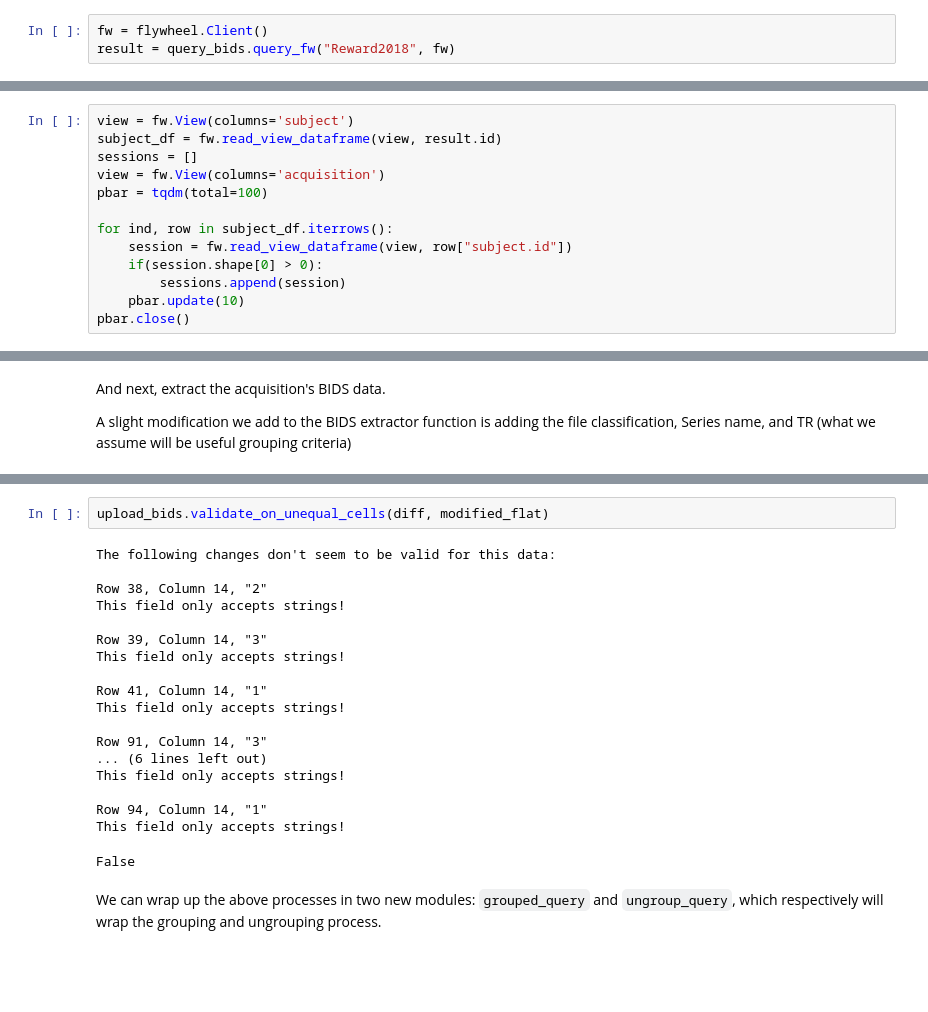
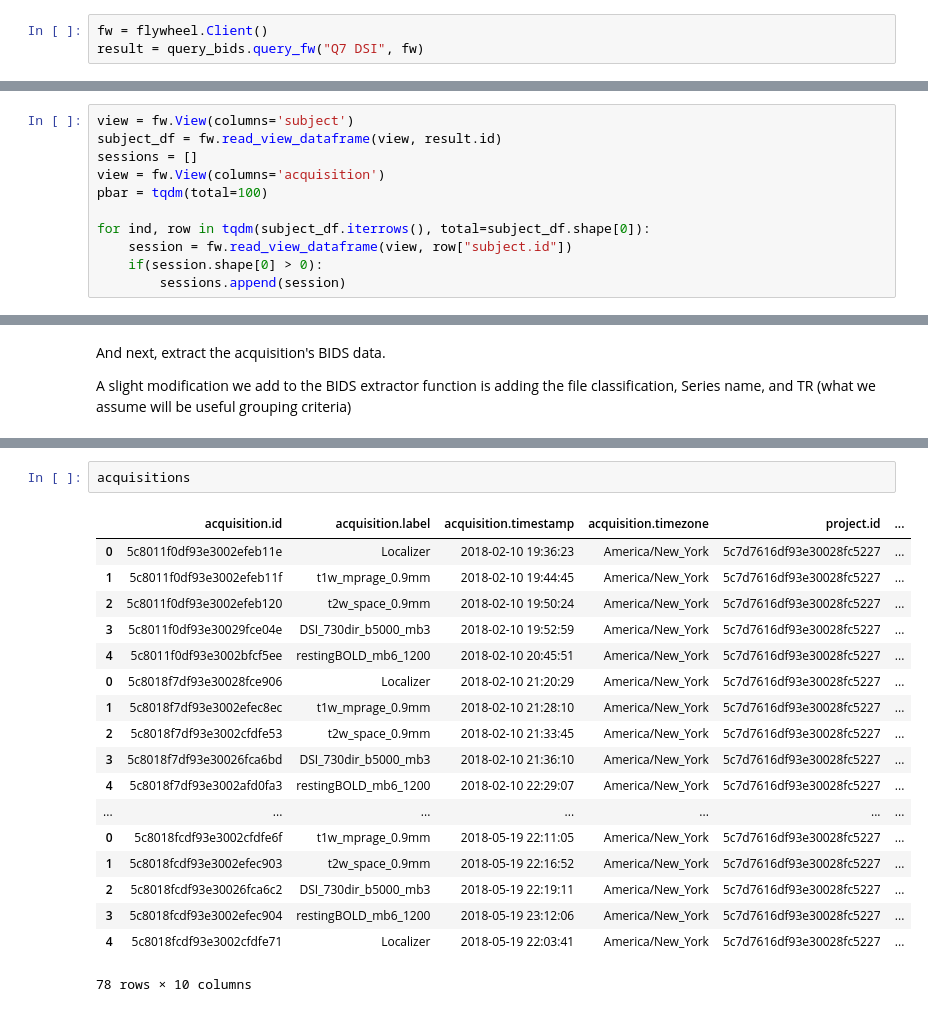
Before and after one commit to PennBBL/bids-on-flywheel, a Jupyter notebook: notebooks/Grouped Editing.ipynb, the cells around one changed output, grey strips where cells are left out. Drawn from its saved outputs; the diff is of its cells as text; blank space fills up the shorter version.

```diff
--- a/notebooks/Grouped Editing.ipynb
+++ b/notebooks/Grouped Editing.ipynb
@@ -17,7 +19,7 @@ from tqdm import tqdm
 import math
 # %%
 fw = flywheel.Client()
-result = query_bids.query_fw("Reward2018", fw)
+result = query_bids.query_fw("Q7 DSI", fw)
 # %% [markdown]
 Convert this to a dataframe:
 # %%
@@ -27,12 +29,10 @@ sessions = []
 view = fw.View(columns='acquisition')
 pbar = tqdm(total=100)
 
-for ind, row in subject_df.iterrows():
+for ind, row in tqdm(subject_df.iterrows(), total=subject_df.shape[0]):
     session = fw.read_view_dataframe(view, row["subject.id"])
     if(session.shape[0] > 0):
         sessions.append(session)
-    pbar.update(10)
-pbar.close()
 # %%
 acquisitions = pd.concat(sessions)
 # %% [markdown]
@@ -449,23 +42,21 @@ modified_flat.loc[:,list_cols].applymap(unlist_item)
-# %%
-upload_bids.validate_on_unequal_cells(diff, modified_flat)
-# %% [output]
-The following changes don't seem to be valid for this data:
-
-Row 38, Column 14, "2"
-This field only accepts strings!
-
-Row 39, Column 14, "3"
-This field only accepts strings!
-
-Row 41, Column 14, "1"
-This field only accepts strings!
-
-Row 91, Column 14, "3"
-... (6 lines left out)
-This field only accepts strings!
-
-Row 94, Column 14, "1"
-This field only accepts strings!
-False
-# %% [markdown]
-We can wrap up the above processes in two new modules: `grouped_query` and `ungroup_query`, which respectively will wrap the grouping and ungrouping process.
+# %%
+acquisitions
+# %% [output]
+|  | acquisition.id | acquisition.label | acquisition.timestamp | acquisition.timezone | project.id | ... |
+| 0 | 5c8011f0df93e3002efeb11e | Localizer | 2018-02-10 19:36:23 | America/New_York | 5c7d7616df93e30028fc5227 | ... |
+| 1 | 5c8011f0df93e3002efeb11f | t1w_mprage_0.9mm | 2018-02-10 19:44:45 | America/New_York | 5c7d7616df93e30028fc5227 | ... |
+| 2 | 5c8011f0df93e3002efeb120 | t2w_space_0.9mm | 2018-02-10 19:50:24 | America/New_York | 5c7d7616df93e30028fc5227 | ... |
+| 3 | 5c8011f0df93e30029fce04e | DSI_730dir_b5000_mb3 | 2018-02-10 19:52:59 | America/New_York | 5c7d7616df93e30028fc5227 | ... |
+| 4 | 5c8011f0df93e3002bfcf5ee | restingBOLD_mb6_1200 | 2018-02-10 20:45:51 | America/New_York | 5c7d7616df93e30028fc5227 | ... |
+| 0 | 5c8018f7df93e30028fce906 | Localizer | 2018-02-10 21:20:29 | America/New_York | 5c7d7616df93e30028fc5227 | ... |
+| 1 | 5c8018f7df93e3002efec8ec | t1w_mprage_0.9mm | 2018-02-10 21:28:10 | America/New_York | 5c7d7616df93e30028fc5227 | ... |
+| 2 | 5c8018f7df93e3002cfdfe53 | t2w_space_0.9mm | 2018-02-10 21:33:45 | America/New_York | 5c7d7616df93e30028fc5227 | ... |
+| 3 | 5c8018f7df93e30026fca6bd | DSI_730dir_b5000_mb3 | 2018-02-10 21:36:10 | America/New_York | 5c7d7616df93e30028fc5227 | ... |
+| 4 | 5c8018f7df93e3002afd0fa3 | restingBOLD_mb6_1200 | 2018-02-10 22:29:07 | America/New_York | 5c7d7616df93e30028fc5227 | ... |
+| ... | ... | ... | ... | ... | ... | ... |
+| 0 | 5c8018fcdf93e3002cfdfe6f | t1w_mprage_0.9mm | 2018-05-19 22:11:05 | America/New_York | 5c7d7616df93e30028fc5227 | ... |
+| 1 | 5c8018fcdf93e3002efec903 | t2w_space_0.9mm | 2018-05-19 22:16:52 | America/New_York | 5c7d7616df93e30028fc5227 | ... |
+| 2 | 5c8018fcdf93e30026fca6c2 | DSI_730dir_b5000_mb3 | 2018-05-19 22:19:11 | America/New_York | 5c7d7616df93e30028fc5227 | ... |
+| 3 | 5c8018fcdf93e3002efec904 | restingBOLD_mb6_1200 | 2018-05-19 23:12:06 | America/New_York | 5c7d7616df93e30028fc5227 | ... |
+| 4 | 5c8018fcdf93e3002cfdfe71 | Localizer | 2018-05-19 22:03:41 | America/New_York | 5c7d7616df93e30028fc5227 | ... |
+78 rows × 10 columns
```
Also changed, not shown: parts of 57 cells of this notebook, 7 other files.
